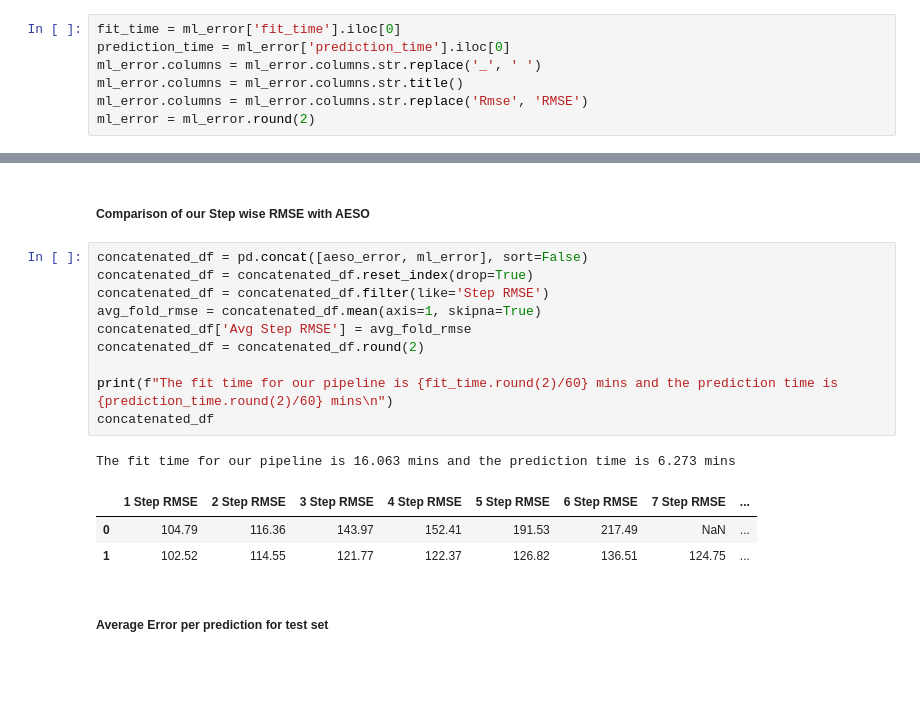
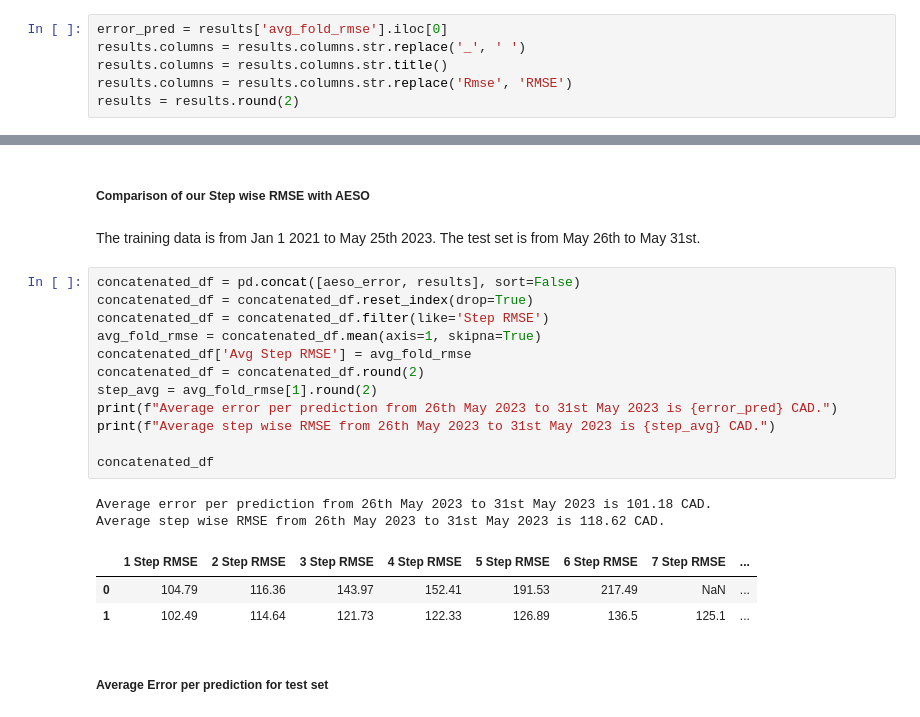
Before and after one commit to slalom-ubc-mds/Power-Price-Prediction, a Jupyter notebook: docs/_sources/final_report.ipynb, the cells around one changed output, grey strips where cells are left out. Drawn from its saved outputs; the diff is of its cells as text; blank space fills up the shorter version.

```diff
--- a/docs/_sources/final_report.ipynb
+++ b/docs/_sources/final_report.ipynb
@@ -582,10 +581,9 @@ We can see below the stepwise errors for the time range of May 26 - May 30 (5 da
 # %%
-fit_time = ml_error['fit_time'].iloc[0]
-prediction_time = ml_error['prediction_time'].iloc[0]
-ml_error.columns = ml_error.columns.str.replace('_', ' ')
-ml_error.columns = ml_error.columns.str.title()
-ml_error.columns = ml_error.columns.str.replace('Rmse', 'RMSE')
-ml_error = ml_error.round(2)
+error_pred = results['avg_fold_rmse'].iloc[0]
+results.columns = results.columns.str.replace('_', ' ')
+results.columns = results.columns.str.title()
+results.columns = results.columns.str.replace('Rmse', 'RMSE')
+results = results.round(2)
 # %%
 aeso_error = aeso_error.rename(columns={'Unnamed: 1': 'Step RMSE'})
 aeso_error = aeso_error[['RMSE (CAD)', 'Step RMSE']].T
@@ -593,20 +591,25 @@ aeso_error.columns = aeso_error.iloc[1]
 aeso_error = aeso_error[0:1]
 # %% [markdown]
 ##### Comparison of our Step wise RMSE with AESO
+# %% [markdown]
+The training data is from Jan 1 2021 to May 25th 2023. The test set is from May 26th to May 31st.
 # %%
-concatenated_df = pd.concat([aeso_error, ml_error], sort=False)
+concatenated_df = pd.concat([aeso_error, results], sort=False)
 concatenated_df = concatenated_df.reset_index(drop=True)
 concatenated_df = concatenated_df.filter(like='Step RMSE')
 avg_fold_rmse = concatenated_df.mean(axis=1, skipna=True)
 concatenated_df['Avg Step RMSE'] = avg_fold_rmse
 concatenated_df = concatenated_df.round(2)
+step_avg = avg_fold_rmse[1].round(2)
+print(f"Average error per prediction from 26th May 2023 to 31st May 2023 is {error_pred} CAD.")
+print(f"Average step wise RMSE from 26th May 2023 to 31st May 2023 is {step_avg} CAD.")
 
-print(f"The fit time for our pipeline is {fit_time.round(2)/60} mins and the prediction time is {prediction_time.round(2)/60} mins\n")
 concatenated_df
 # %% [output]
-The fit time for our pipeline is 16.063 mins and the prediction time is 6.273 mins
+Average error per prediction from 26th May 2023 to 31st May 2023 is 101.18 CAD.
+Average step wise RMSE from 26th May 2023 to 31st May 2023 is 118.62 CAD.
 |  | 1 Step RMSE | 2 Step RMSE | 3 Step RMSE | 4 Step RMSE | 5 Step RMSE | 6 Step RMSE | 7 Step RMSE | ... |
 | 0 | 104.79 | 116.36 | 143.97 | 152.41 | 191.53 | 217.49 | NaN | ... |
-| 1 | 102.52 | 114.55 | 121.77 | 122.37 | 126.82 | 136.51 | 124.75 | ... |
+| 1 | 102.49 | 114.64 | 121.73 | 122.33 | 126.89 | 136.5 | 125.1 | ... |
 # %% [markdown]
 ##### Average Error per prediction for test set
```
Also changed, not shown: parts of 7 cells of this notebook, 36 other files.
